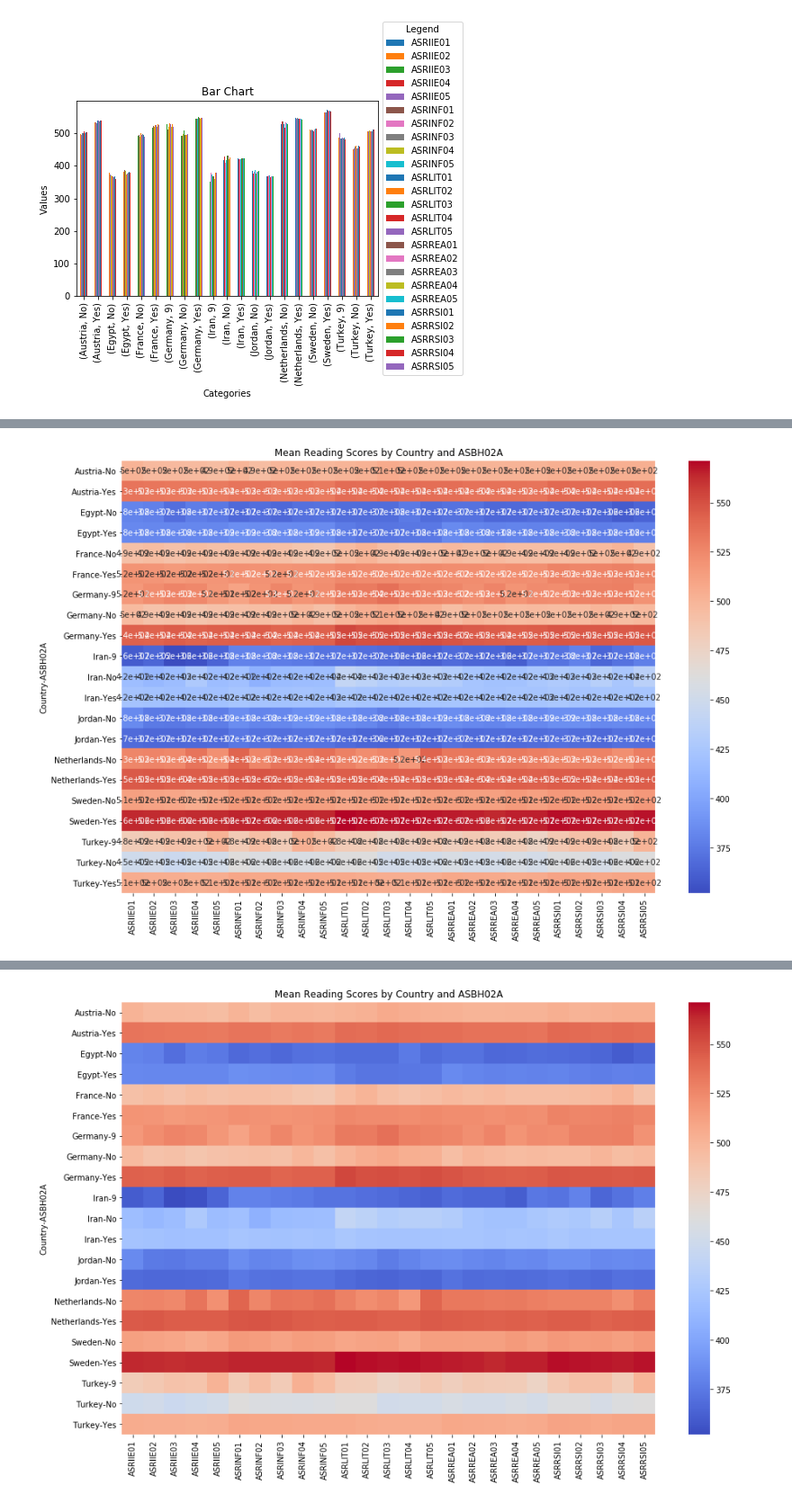
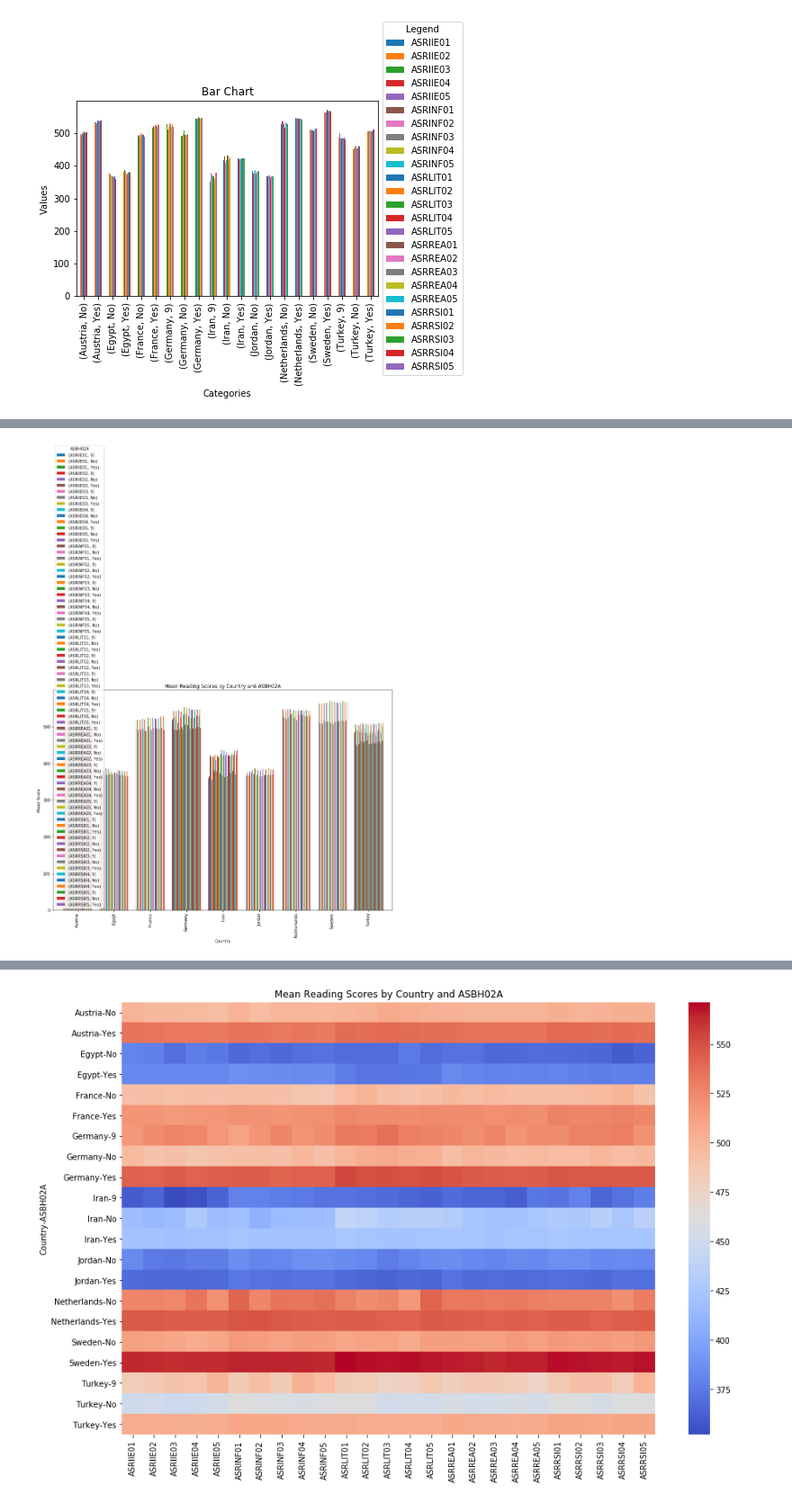
Before and after one commit to SophieESpencer/Comparison, a Jupyter notebook: Practice Analysis.ipynb, the cells around one changed output, grey strips where cells are left out. Shown at 90% size. Drawn from its saved outputs; the diff is of its cells as text; code cells hidden in the pictures.

Commit message:
Practice different types of visualisation
heatmaps best for now

```diff
--- a/Practice Analysis.ipynb
+++ b/Practice Analysis.ipynb
@@ -151,7 +143,10 @@ plt.show()
 # %%
-plt.figure(figsize=(15,10))
-sns.heatmap(pivot_df_multiplexreadingscore, annot=True, cmap='coolwarm')
+pivot_df_multiplexreadingscore_unstacked = pivot_df_multiplexreadingscore.unstack(level=1)
+pivot_df_multiplexreadingscore_unstacked.plot(kind='bar', figsize=(15,10), width=0.8)
 plt.title('Mean Reading Scores by Country and ASBH02A')
+plt.xlabel('Country')
+plt.ylabel('Mean Score')
+plt.legend(title='ASBH02A')
 plt.show()
 # %% [output]
-[figure, old version]
+[figure, new version]
```
Also changed, not shown: parts of 14 cells of this notebook, 2 other files.
